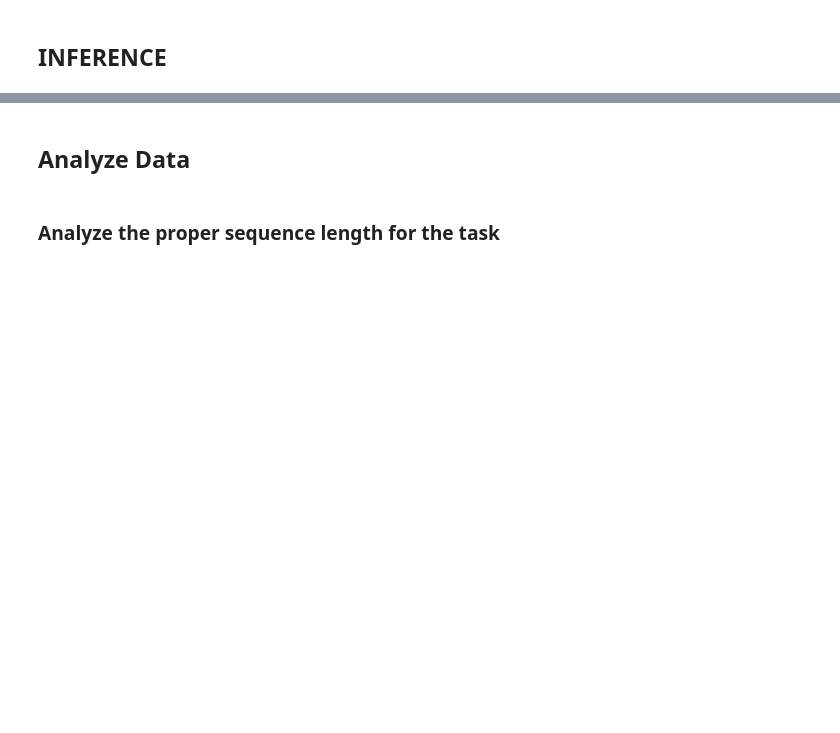
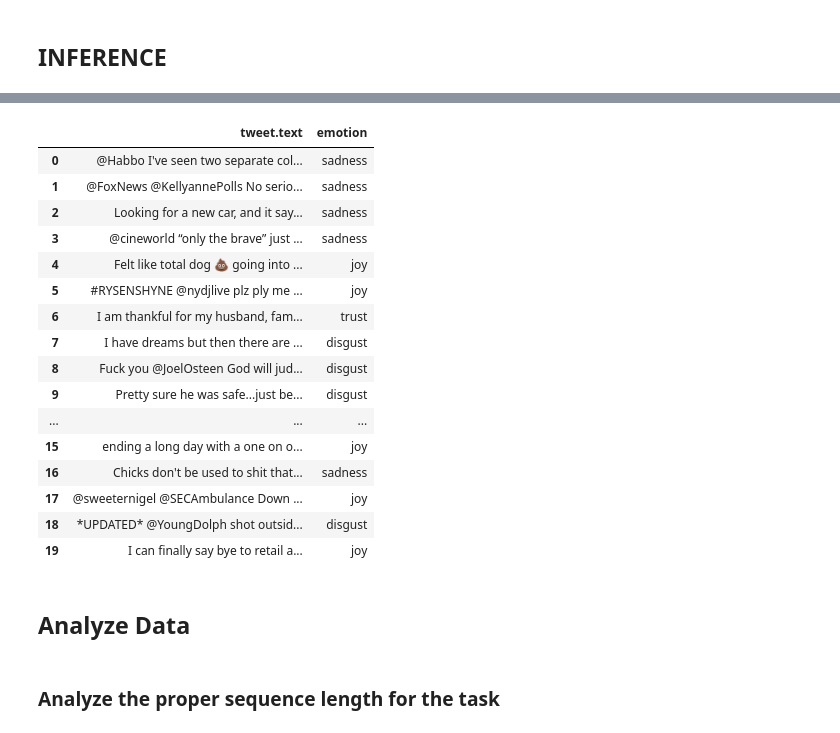
Before and after one commit to davidshiao55/DM2024-Lab2-Homework, a Jupyter notebook: DM2024-Lab2-Homework.ipynb, the cells around one changed output, grey strips where cells are left out. Drawn from its saved outputs; the diff is of its cells as text; code cells hidden in the pictures; blank space fills up the shorter version.

```diff
--- a/DM2024-Lab2-Homework.ipynb
+++ b/DM2024-Lab2-Homework.ipynb
@@ -53,8 +56,8 @@ Note: you may need to restart the kernel to use updated packages.
 # %%
 import os
 input_path = 'data'
-save_dir = './models/Bertweet-base_v2'
-model_path = "./models/Bertweet-base_v2/ep_5"
+save_dir = './models/Bertweet-base_v3'
+model_path = "./models/Bertweet-base_v3/ep_3"
 
 os.makedirs(save_dir, exist_ok=True)
 
@@ -72,10 +75,10 @@ device(type='cuda')
 # %%
 model_name = "vinai/bertweet-base"
 num_epochs = 3
-batch_size = 64
-max_length = 72
+batch_size = 128
+max_length = 96
 lr = 2e-5
-step_size = 3
+step_size = 2
 gamma = 0.8
 # %% [markdown]
 ## Data
@@ -406,9 +320,9 @@ sampler = WeightedRandomSampler(
 train_dataset = TweetDataset(X_train.values, y_train.values, tokenizer, max_length=max_length)
 val_dataset = TweetDataset(X_val.values, y_val.values, tokenizer, max_length=max_length)
 
-train_dataloader = DataLoader(train_dataset, batch_size=batch_size, sampler=sampler)
+# train_dataloader = DataLoader(train_dataset, batch_size=batch_size, sampler=sampler)
+train_dataloader = DataLoader(train_dataset, batch_size=batch_size, shuffle=True)
 val_dataloader = DataLoader(val_dataset, batch_size=batch_size * 2)
 # %%
 optimizer = AdamW(model.parameters(), lr=lr)
 scheduler = StepLR(optimizer, step_size=step_size, gamma=gamma)
-train_model(model, optimizer, scheduler, train_dataloader, val_dataloader, device, num_epochs=num_epochs, save_dir=save_dir)
@@ -463,3 +462,23 @@ submission.head()
+# %%
+test_data[['tweet.text', 'emotion']][:20]
+# %% [output]
+|  | tweet.text | emotion |
+| 0 | @Habbo I've seen two separate col... | sadness |
+| 1 | @FoxNews @KellyannePolls No serio... | sadness |
+| 2 | Looking for a new car, and it say... | sadness |
+| 3 | @cineworld “only the brave” just ... | sadness |
+| 4 | Felt like total dog 💩 going into ... | joy |
+| 5 | #RYSENSHYNE @nydjlive plz ply me ... | joy |
+| 6 | I am thankful for my husband, fam... | trust |
+| 7 | I have dreams but then there are ... | disgust |
+| 8 | Fuck you @JoelOsteen God will jud... | disgust |
+| 9 | Pretty sure he was safe...just be... | disgust |
+| ... | ... | ... |
+| 15 | ending a long day with a one on o... | joy |
+| 16 | Chicks don't be used to shit that... | sadness |
+| 17 | @sweeternigel @SECAmbulance Down ... | joy |
+| 18 | *UPDATED* @YoungDolph shot outsid... | disgust |
+| 19 | I can finally say bye to retail a... | joy |
 # %% [markdown]
 ## Analyze Data
 # %% [markdown]
```
Also changed, not shown: parts of 11 cells of this notebook.
